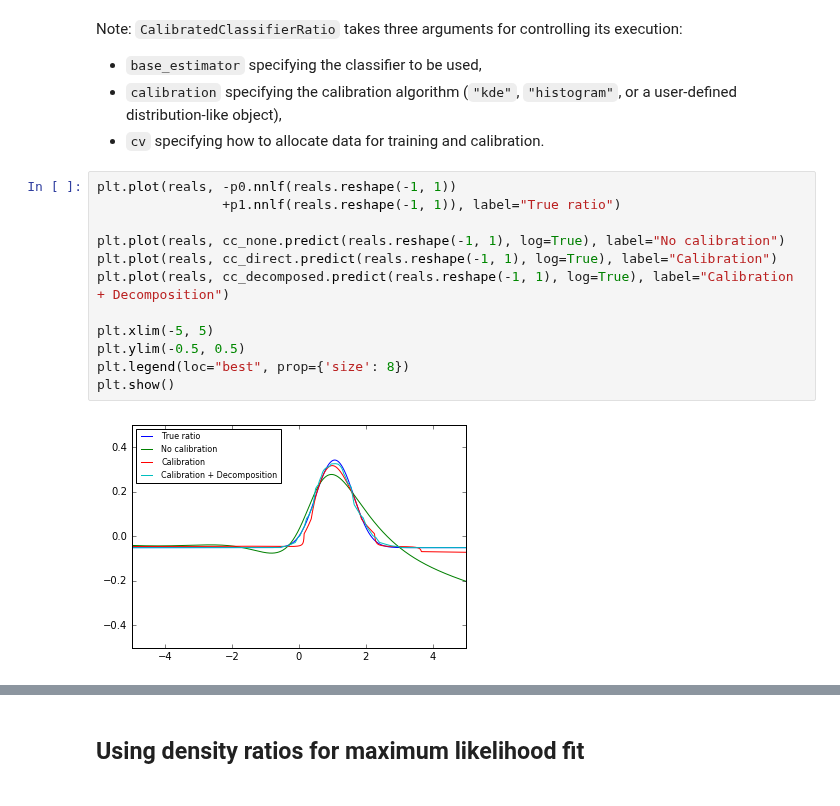
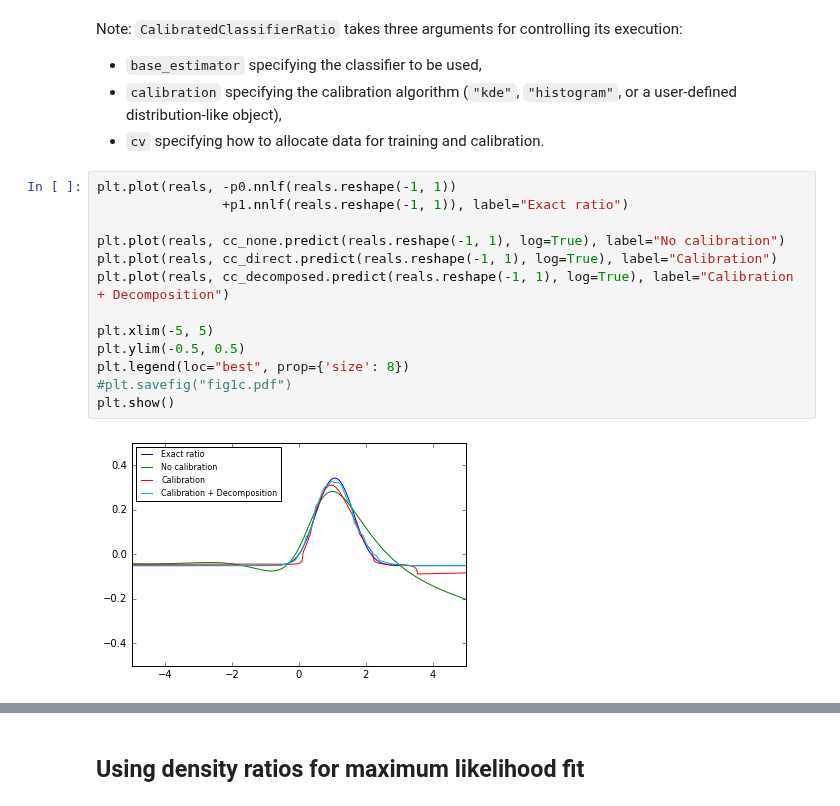
Before and after one commit to diana-hep/carl, a Jupyter notebook: examples/Approximating likelihood ratios with calibrated classifiers.ipynb, the cells around one changed output, grey strips where cells are left out. Drawn from its saved outputs; the diff is of its cells as text.

```diff
--- a/examples/Approximating likelihood ratios with calibrated classifiers.ipynb
+++ b/examples/Approximating likelihood ratios with calibrated classifiers.ipynb
@@ -96,18 +97,19 @@ Note: `CalibratedClassifierRatio` takes three arguments for controlling its exec
 - `cv` specifying how to allocate data for training and calibration.
 # %%
 plt.plot(reals, -p0.nnlf(reals.reshape(-1, 1))
-                +p1.nnlf(reals.reshape(-1, 1)), label="True ratio")
+                +p1.nnlf(reals.reshape(-1, 1)), label="Exact ratio")
 
 plt.plot(reals, cc_none.predict(reals.reshape(-1, 1), log=True), label="No calibration")
 plt.plot(reals, cc_direct.predict(reals.reshape(-1, 1), log=True), label="Calibration")
 plt.plot(reals, cc_decomposed.predict(reals.reshape(-1, 1), log=True), label="Calibration + Decomposition")
 
 plt.xlim(-5, 5)
 plt.ylim(-0.5, 0.5)
 plt.legend(loc="best", prop={'size': 8})
+#plt.savefig("fig1c.pdf")
 plt.show()
 # %% [output]
-[figure, old version]
+[figure, new version]
 # %%
 plt.scatter(-p0.nnlf(reals.reshape(-1, 1)) + p1.nnlf(reals.reshape(-1, 1)),
             cc_none.classifier_.predict_proba(reals.reshape(-1, 1))[:, 0], alpha=0.5)
```
Also changed, not shown: parts of 10 cells of this notebook, 1 other file.
